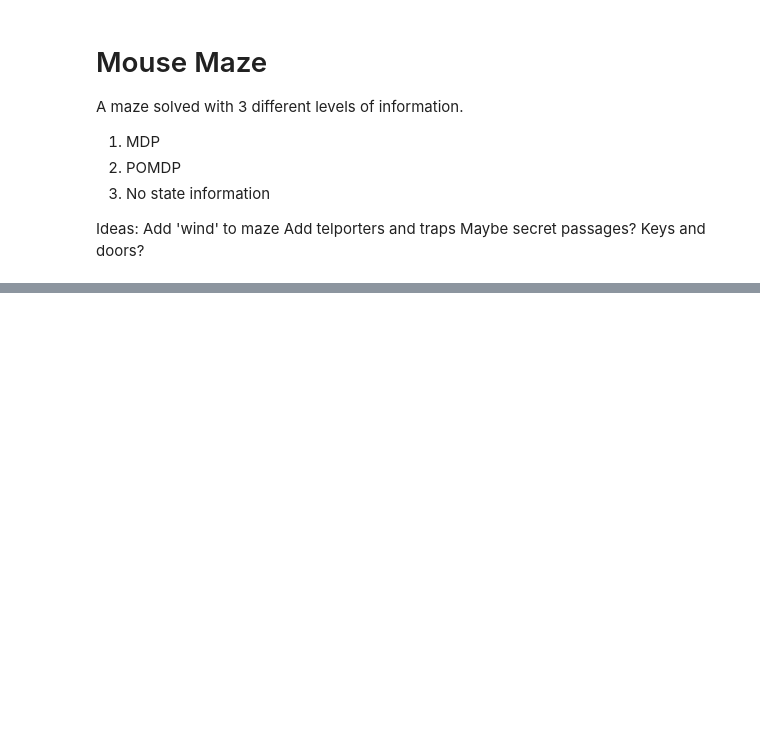
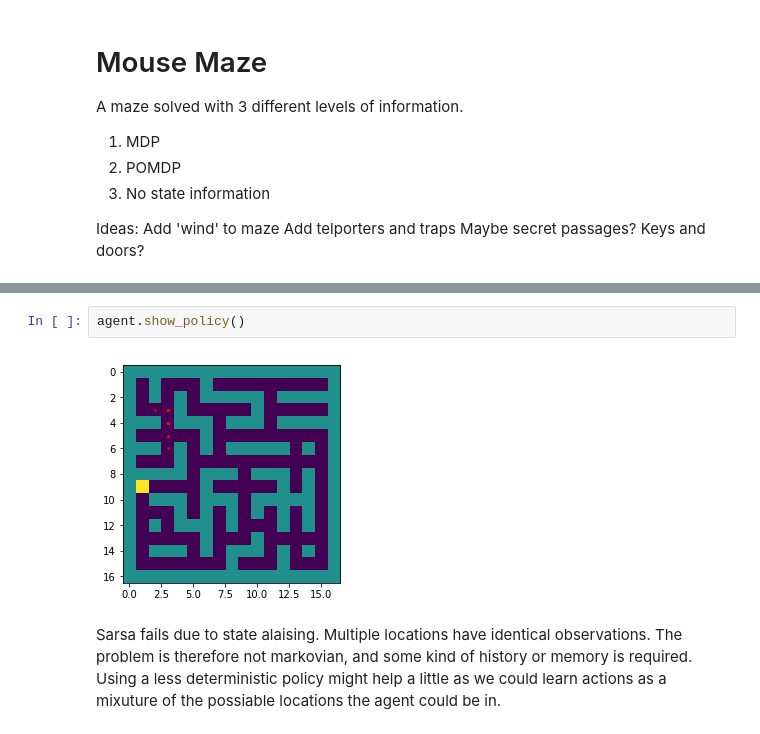
Before and after one commit to maitchison/MouseMaze, a Jupyter notebook: Mouse Maze.ipynb, the cells around one changed output, grey strips where cells are left out. Saved outputs shown, nothing was run; the diff lists cells and outputs as text; blank space fills up the shorter version.

```diff
--- a/Mouse Maze.ipynb
+++ b/Mouse Maze.ipynb
@@ -179,0 +289,6 @@ and evaluate how long it takes for them to converge on the optimal solution.
+# %%
+agent.show_policy()
+# %% [output]
+[figure, added]
+# %% [markdown]
+Sarsa fails due to state alaising.  Multiple locations have identical observations.  The problem is therefore not markovian, and some kind of history or memory is required.  Using a less deterministic policy might help a little as we could learn actions as a mixuture of the possiable locations the agent could be in.
```
Also changed, not shown: parts of 16 cells of this notebook, 3 other files.
